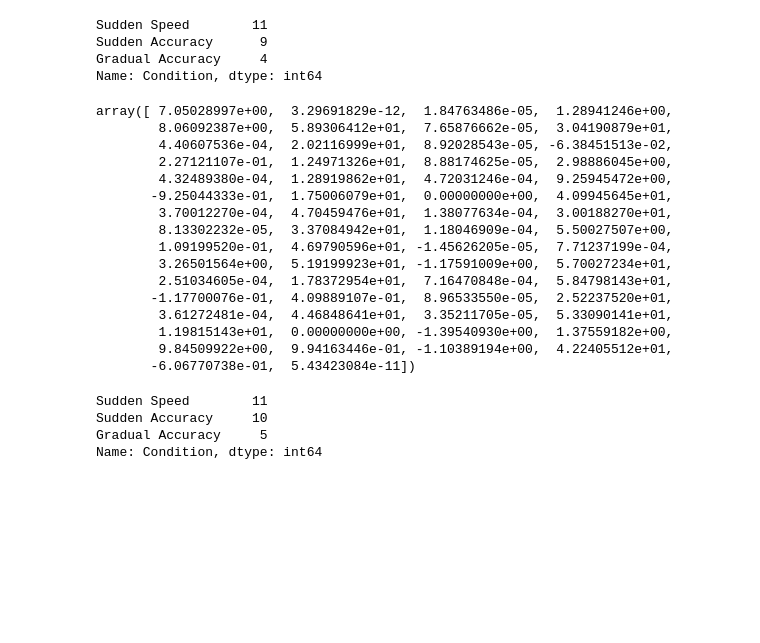
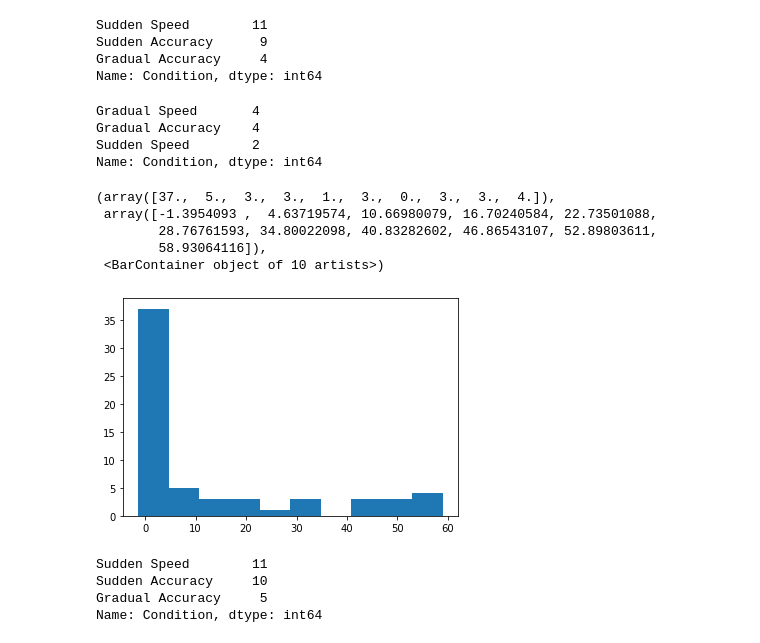
Before and after one commit to tejas-savalia/vma_behavioral, a Jupyter notebook: All experiments/feedback_aiming_unlearning/model_comparisons.ipynb, the cells around one changed output. Cells and saved outputs as stored; diff of their text form; code cells hidden in the pictures; blank space fills up the shorter version.

```diff
--- a/All experiments/feedback_aiming_unlearning/model_comparisons.ipynb
+++ b/All experiments/feedback_aiming_unlearning/model_comparisons.ipynb
@@ -59,25 +76,22 @@ Sudden Speed        11
 Sudden Accuracy      9
 Gradual Accuracy     4
 Name: Condition, dtype: int64
+# %%
+single_fits.loc[(single_fits['gof'].values - dual_fits['gof'].values) < 0, 'Condition'].value_counts()
+# %% [output]
+Gradual Speed       4
+Gradual Accuracy    4
+Sudden Speed        2
+Name: Condition, dtype: int64
 # %%
-single_fits['gof'].values - dual_fits['gof'].values
+plt.hist(single_fits['gof'].values - dual_fits['gof'].values)
 # %% [output]
-array([ 7.05028997e+00,  3.29691829e-12,  1.84763486e-05,  1.28941246e+00,
-        8.06092387e+00,  5.89306412e+01,  7.65876662e-05,  3.04190879e+01,
-        4.40607536e-04,  2.02116999e+01,  8.92028543e-05, -6.38451513e-02,
-        2.27121107e-01,  1.24971326e+01,  8.88174625e-05,  2.98886045e+00,
-        4.32489380e-04,  1.28919862e+01,  4.72031246e-04,  9.25945472e+00,
-       -9.25044333e-01,  1.75006079e+01,  0.00000000e+00,  4.09945645e+01,
-        3.70012270e-04,  4.70459476e+01,  1.38077634e-04,  3.00188270e+01,
-        8.13302232e-05,  3.37084942e+01,  1.18046909e-04,  5.50027507e+00,
-        1.09199520e-01,  4.69790596e+01, -1.45626205e-05,  7.71237199e-04,
-        3.26501564e+00,  5.19199923e+01, -1.17591009e+00,  5.70027234e+01,
-        2.51034605e-04,  1.78372954e+01,  7.16470848e-04,  5.84798143e+01,
-       -1.17700076e-01,  4.09889107e-01,  8.96533550e-05,  2.52237520e+01,
-        3.61272481e-04,  4.46848641e+01,  3.35211705e-05,  5.33090141e+01,
-        1.19815143e+01,  0.00000000e+00, -1.39540930e+00,  1.37559182e+00,
-        9.84509922e+00,  9.94163446e-01, -1.10389194e+00,  4.22405512e+01,
-       -6.06770738e-01,  5.43423084e-11])
+(array([37.,  5.,  3.,  3.,  1.,  3.,  0.,  3.,  3.,  4.]),
+ array([-1.3954093 ,  4.63719574, 10.66980079, 16.70240584, 22.73501088,
+        28.76761593, 34.80022098, 40.83282602, 46.86543107, 52.89803611,
+        58.93064116]),
+ <BarContainer object of 10 artists>)
+[figure, added]
 # %%
 single_fits['LR_ratio'] = 2* (single_fits['gof'].values - dual_fits['gof'].values)
 # %%
```
Also changed, not shown: parts of 15 cells of this notebook.
